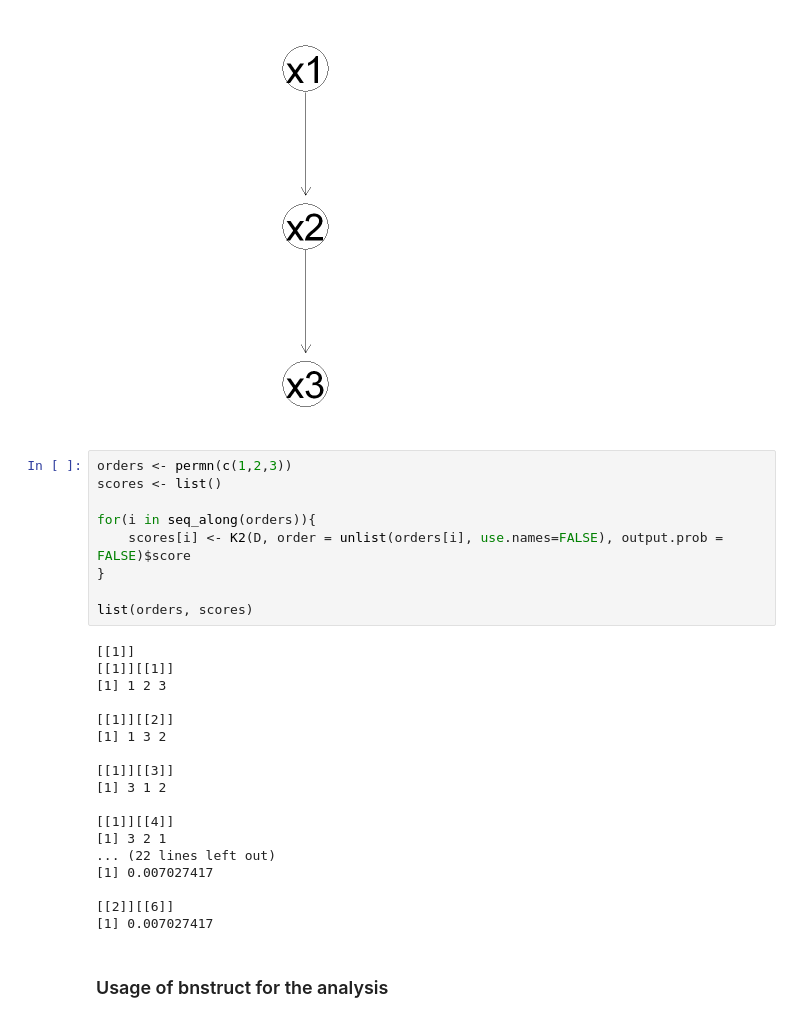
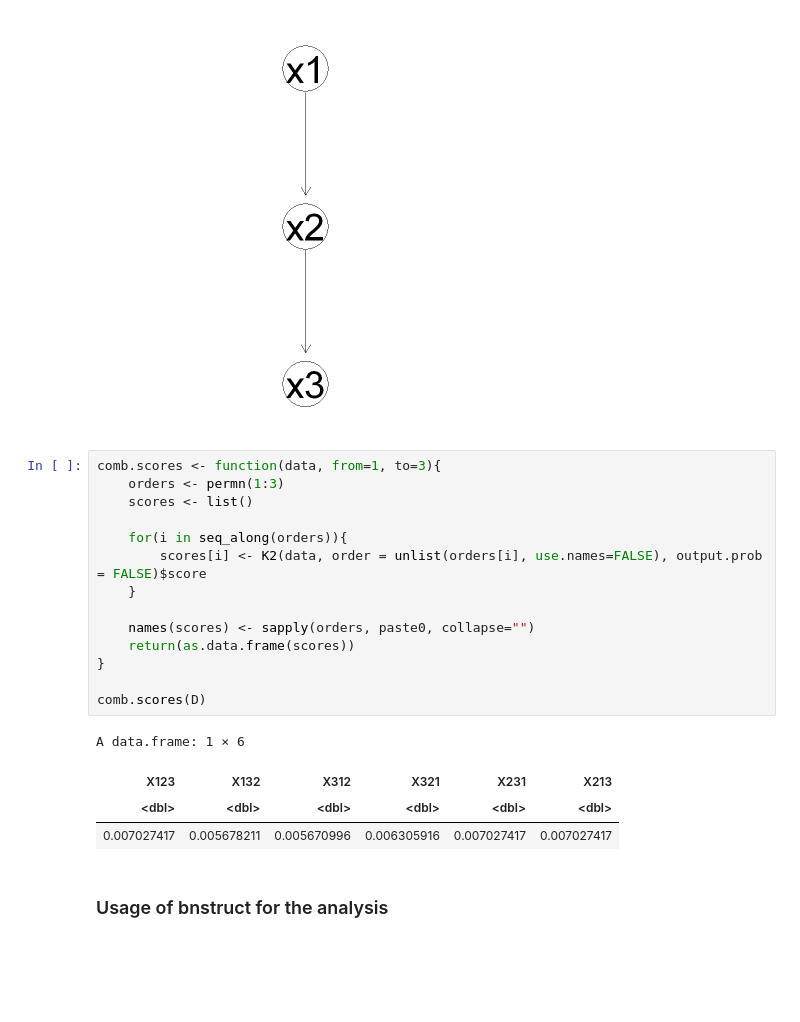
Before and after one commit to emabaci/Advanced-Statistics-Project, a Jupyter notebook: K2_Bayesian_Network.ipynb, the cells around one changed output. Saved outputs shown, nothing was run; the diff lists cells and outputs as text; blank space fills up the shorter version.

Commit message:
add function to compute permutations

```diff
--- a/K2_Bayesian_Network.ipynb
+++ b/K2_Bayesian_Network.ipynb
@@ -282,32 +300,24 @@ $dag
   generation algorithm:                  Empty
 [figure]
 # %%
-orders <- permn(c(1,2,3))
-scores <- list()
+comb.scores <- function(data, from=1, to=3){
+    orders <- permn(1:3)
+    scores <- list()
 
-for(i in seq_along(orders)){
-    scores[i] <- K2(D, order = unlist(orders[i], use.names=FALSE), output.prob = FALSE)$score
+    for(i in seq_along(orders)){
+        scores[i] <- K2(data, order = unlist(orders[i], use.names=FALSE), output.prob = FALSE)$score
+    }
+
+    names(scores) <- sapply(orders, paste0, collapse="")
+    return(as.data.frame(scores))
 }
 
-list(orders, scores)
+comb.scores(D)
 # %% [output]
-[[1]]
-[[1]][[1]]
-[1] 1 2 3
-
-[[1]][[2]]
-[1] 1 3 2
-
-[[1]][[3]]
-[1] 3 1 2
-
-[[1]][[4]]
-[1] 3 2 1
-... (22 lines left out)
-[1] 0.007027417
-
-[[2]][[6]]
-[1] 0.007027417
+A data.frame: 1 × 6
+| X123 | X132 | X312 | X321 | X231 | X213 |
+| <dbl> | <dbl> | <dbl> | <dbl> | <dbl> | <dbl> |
+| 0.007027417 | 0.005678211 | 0.005670996 | 0.006305916 | 0.007027417 | 0.007027417 |
 # %% [markdown]
 ### Usage of bnstruct for the analysis
 # %%
```
Also changed, not shown: parts of 2 cells of this notebook.
